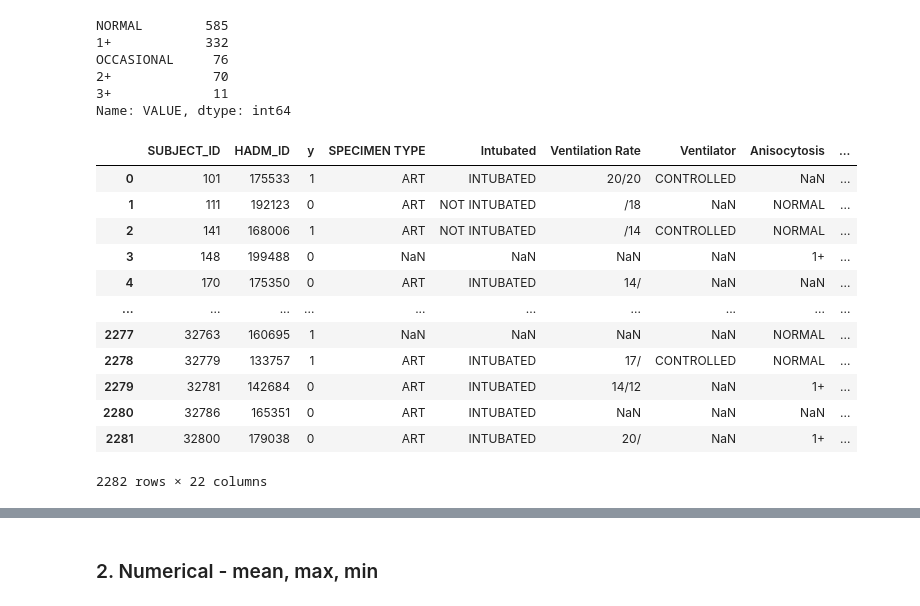
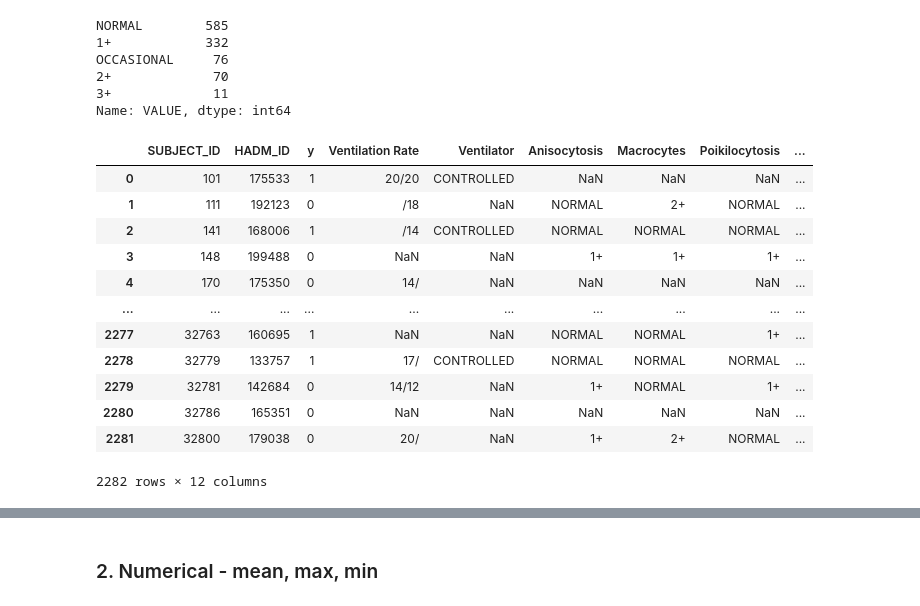
Before and after one commit to NohJangHyun/MIMIC-III-mortality-prediction, a Jupyter notebook: Data Extract/Tabular Data/Final/FINAL_Lab.ipynb, the cells around one changed output, grey strips where cells are left out. Cells and saved outputs as stored; diff of their text form; code cells hidden in the pictures.

```diff
--- a/Data Extract/Tabular Data/Final/FINAL_Lab.ipynb
+++ b/Data Extract/Tabular Data/Final/FINAL_Lab.ipynb
@@ -643,38 +642,38 @@ OCCASIONAL     76
 3+             11
 Name: VALUE, dtype: int64
 # %%
-dfs = [df3, df4, df5, df6, df7, df8, df9, df10, df11, df12, df13, df14, df15, df16, df17, df18, df19, df20, df21]
+dfs = [df5, df6, df8, df10, df15, df16, df18, df19, df21]
 
 # 모든 데이터프레임을 합치기
 merged_df = pd.concat(dfs)
 
 # Pivot 테이블 생성
 pivot_table = pd.pivot_table(merged_df, index=['SUBJECT_ID', 'HADM_ID'], columns='ITEMID', values='VALUE', aggfunc=lambda x: x)
 
 data = pd.read_csv('~/project/MIMIC-III/Data/OI&OSI/new_OI&OSI(down).csv')
 data = data[['SUBJECT_ID', 'HADM_ID', 'y']]
 data
 
 # 두 개의 데이터프레임을 SUBJECT_ID 및 HADM_ID를 기준으로 병합
 merged_df = pd.merge(data, pivot_table, on=['SUBJECT_ID', 'HADM_ID'], how='outer')
 
 # 칼럼 명 변경을 위해 dict 생성 후 rename
 id_dict = dict(zip(result_df['ITEMID'], result_df['LABEL']))
 result = merged_df.rename(columns=id_dict)
 result
 # %% [output]
-|  | SUBJECT_ID | HADM_ID | y | SPECIMEN TYPE | Intubated | Ventilation Rate | Ventilator | Anisocytosis | ... |
-| 0 | 101 | 175533 | 1 | ART | INTUBATED | 20/20 | CONTROLLED | NaN | ... |
-| 1 | 111 | 192123 | 0 | ART | NOT INTUBATED | /18 | NaN | NORMAL | ... |
-| 2 | 141 | 168006 | 1 | ART | NOT INTUBATED | /14 | CONTROLLED | NORMAL | ... |
-| 3 | 148 | 199488 | 0 | NaN | NaN | NaN | NaN | 1+ | ... |
-| 4 | 170 | 175350 | 0 | ART | INTUBATED | 14/ | NaN | NaN | ... |
+|  | SUBJECT_ID | HADM_ID | y | Ventilation Rate | Ventilator | Anisocytosis | Macrocytes | Poikilocytosis | ... |
+| 0 | 101 | 175533 | 1 | 20/20 | CONTROLLED | NaN | NaN | NaN | ... |
+| 1 | 111 | 192123 | 0 | /18 | NaN | NORMAL | 2+ | NORMAL | ... |
+| 2 | 141 | 168006 | 1 | /14 | CONTROLLED | NORMAL | NORMAL | NORMAL | ... |
+| 3 | 148 | 199488 | 0 | NaN | NaN | 1+ | 1+ | 1+ | ... |
+| 4 | 170 | 175350 | 0 | 14/ | NaN | NaN | NaN | NaN | ... |
 | ... | ... | ... | ... | ... | ... | ... | ... | ... | ... |
-| 2277 | 32763 | 160695 | 1 | NaN | NaN | NaN | NaN | NORMAL | ... |
-| 2278 | 32779 | 133757 | 1 | ART | INTUBATED | 17/ | CONTROLLED | NORMAL | ... |
-| 2279 | 32781 | 142684 | 0 | ART | INTUBATED | 14/12 | NaN | 1+ | ... |
-| 2280 | 32786 | 165351 | 0 | ART | INTUBATED | NaN | NaN | NaN | ... |
-| 2281 | 32800 | 179038 | 0 | ART | INTUBATED | 20/ | NaN | 1+ | ... |
+| 2277 | 32763 | 160695 | 1 | NaN | NaN | NORMAL | NORMAL | 1+ | ... |
+| 2278 | 32779 | 133757 | 1 | 17/ | CONTROLLED | NORMAL | NORMAL | NORMAL | ... |
+| 2279 | 32781 | 142684 | 0 | 14/12 | NaN | 1+ | NORMAL | 1+ | ... |
+| 2280 | 32786 | 165351 | 0 | NaN | NaN | NaN | NaN | NaN | ... |
+| 2281 | 32800 | 179038 | 0 | 20/ | NaN | 1+ | 2+ | NORMAL | ... |
-2282 rows × 22 columns
+2282 rows × 12 columns
 # %%
 # result.to_csv("~/project/MIMIC-III/Data/FINAL/FINAL_LAB/Categorical/top20.csv", index=False)
```
Also changed, not shown: parts of 4 cells of this notebook.
